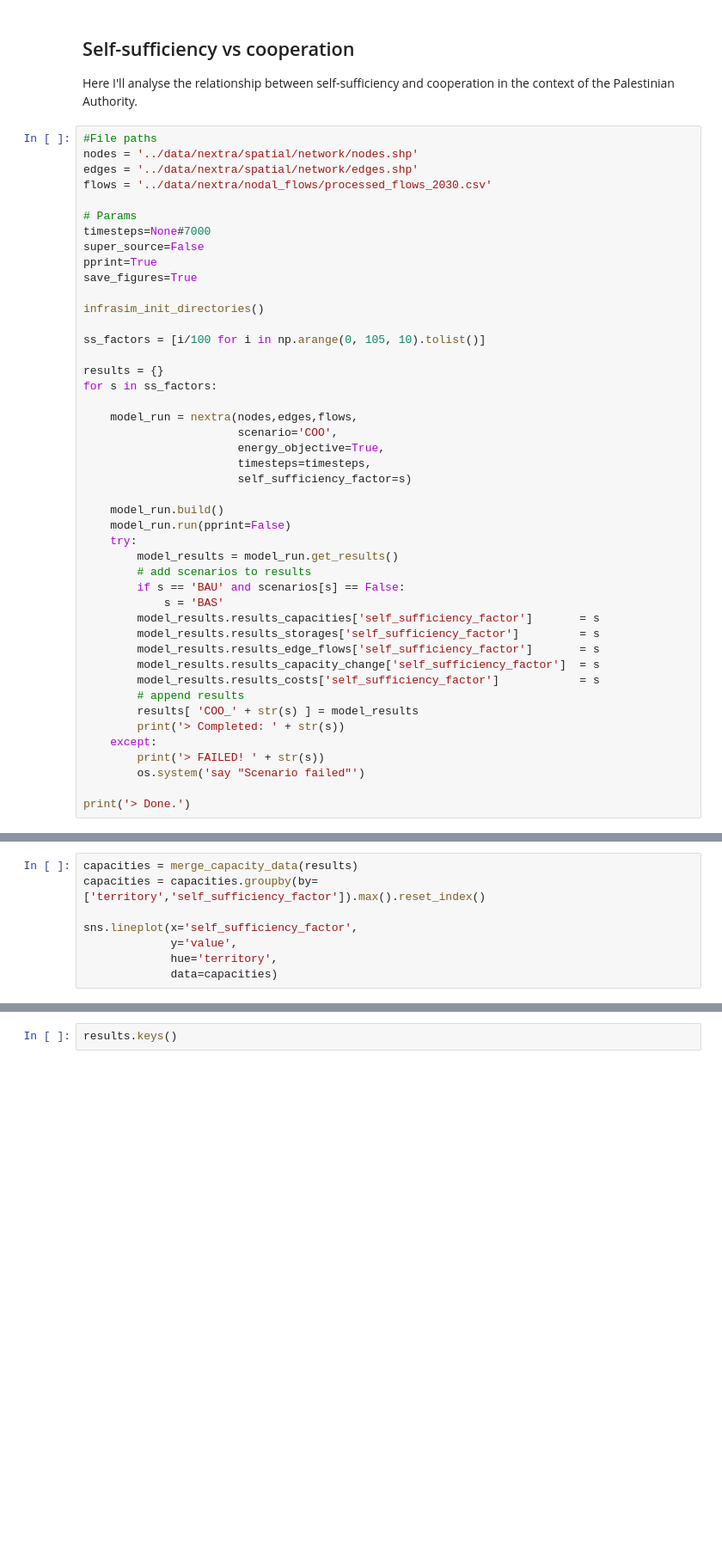
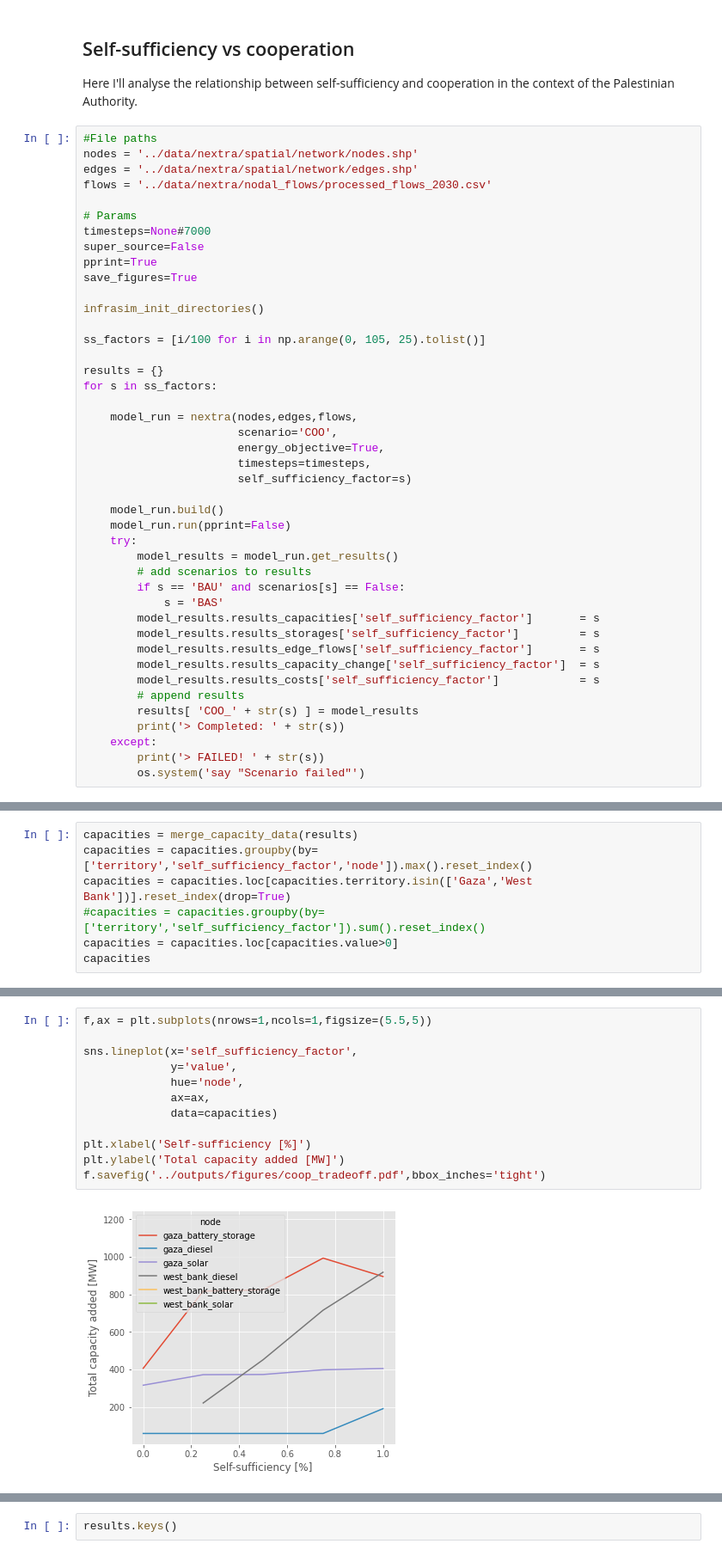
Before and after one commit to amanmajid/nextra, a Jupyter notebook: analysis/icae-results.ipynb, the cells around one changed output, grey strips where cells are left out. Shown at 86% size. Saved outputs shown, nothing was run; the diff lists cells and outputs as text; blank space fills up the shorter version.

Commit message:
Trade off figure added

```diff
--- a/analysis/icae-results.ipynb
+++ b/analysis/icae-results.ipynb
@@ -435,7 +435,7 @@ save_figures=True
 
 infrasim_init_directories()
 
-ss_factors = [i/100 for i in np.arange(0, 105, 10).tolist()]
+ss_factors = [i/100 for i in np.arange(0, 105, 25).tolist()]
 
 results = {}
 for s in ss_factors:
@@ -464,8 +464,6 @@ for s in ss_factors:
     except:
         print('> FAILED! ' + str(s))
         os.system('say "Scenario failed"')
-
-print('> Done.')
 # %% [output]
 > Completed: 0.0
 
@@ -483,8 +477,7 @@ print('> Done.')
 # %%
 capacities = merge_capacity_data(results)
-capacities = capacities.groupby(by=['territory','self_sufficiency_factor']).max().reset_index()
-
-sns.lineplot(x='self_sufficiency_factor',
-             y='value',
-             hue='territory',
-             data=capacities)
+capacities = capacities.groupby(by=['territory','self_sufficiency_factor','node']).max().reset_index()
+capacities = capacities.loc[capacities.territory.isin(['Gaza','West Bank'])].reset_index(drop=True)
+#capacities = capacities.groupby(by=['territory','self_sufficiency_factor']).sum().reset_index()
+capacities = capacities.loc[capacities.value>0]
+capacities
@@ -490,0 +502,14 @@ sns.lineplot(x='self_sufficiency_factor',
+# %%
+f,ax = plt.subplots(nrows=1,ncols=1,figsize=(5.5,5))
+
+sns.lineplot(x='self_sufficiency_factor',
+             y='value',
+             hue='node',
+             ax=ax,
+             data=capacities)
+
+plt.xlabel('Self-sufficiency [%]')
+plt.ylabel('Total capacity added [MW]')
+f.savefig('../outputs/figures/coop_tradeoff.pdf',bbox_inches='tight')
+# %% [output]
+[figure, added]
```
Also changed, not shown: parts of 3 cells of this notebook, 1 other file.
